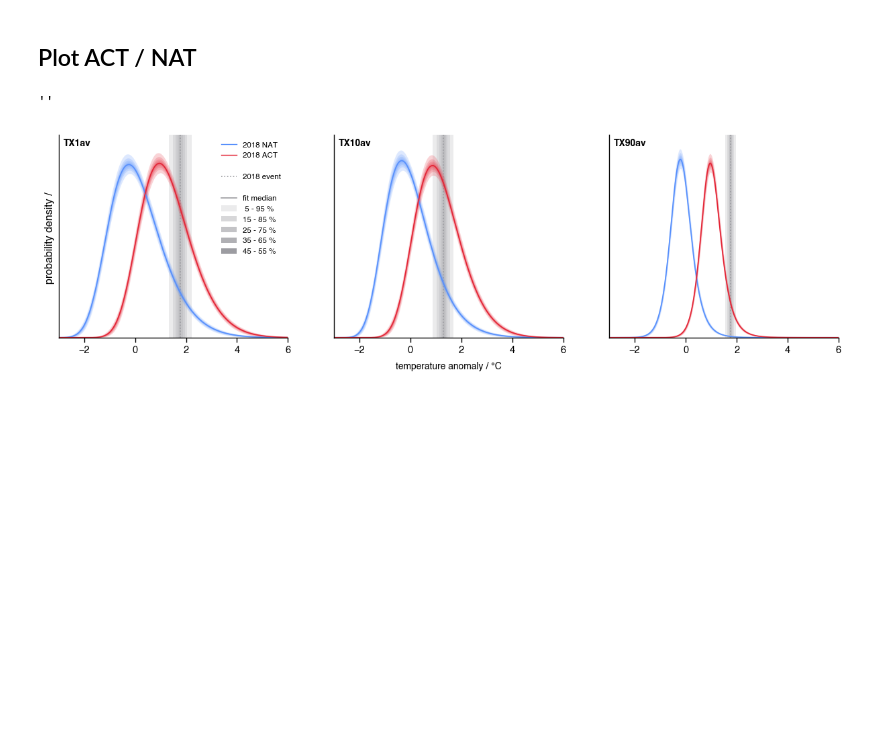
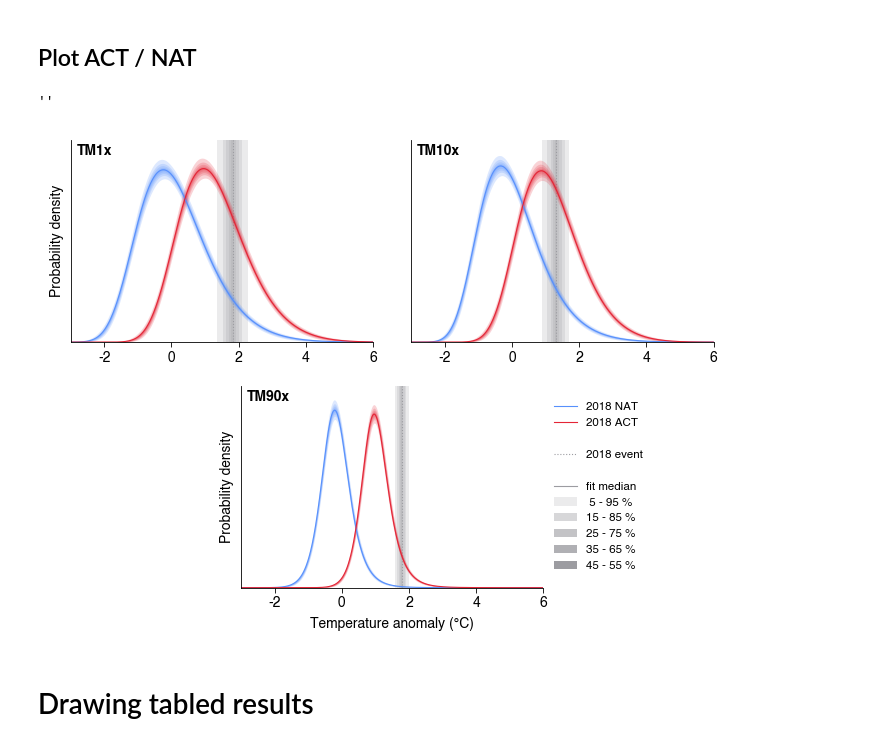
Before and after one commit to njleach/Ch1_EU-heatwave-2018, a Jupyter notebook: HadGEM3A-regional.ipynb, the cells around one changed output. Cells and saved outputs as stored; diff of their text form; code cells hidden in the pictures; blank space fills up the shorter version.

```diff
--- a/HadGEM3A-regional.ipynb
+++ b/HadGEM3A-regional.ipynb
@@ -130,3 +120,8 @@ palette = get_palette.IBM_color_blind().to_sn_palette()
+# %%
+## palette for hue parameter
+palette = get_palette.IBM_color_blind().to_sn_palette()
+## textwidth of Thesis
+textwidth = 5.848611111111111
 # %% [markdown]
 # Retrieve data
 # %% [markdown]
@@ -398,4 +379,6 @@ g.fig.suptitle('2018 heatwave risk ratio (HadGEM3-A)',fontweight='bold',y=1.05)
 # %% [markdown]
 # Figure 1: plotting distributions
+# %%
+rename_metrics = lambda x: 'TM'+x[2:-2]+'x'
 # %%
 dist_palette = [get_palette.Petroff6().to_sn_palette()[i] for i in [0,2,4]]
@@ -502,11 +520,11 @@ axis_range = (-3,6)
 xrange = np.arange(*axis_range,0.01)[:,None]
 
 fig = plt.figure()
-gs = fig.add_gridspec(1,3,wspace=0.2,hspace=0.05)
+gs = fig.add_gridspec(2,4,wspace=0.1,hspace=0.1)
 
-ax_hadgem = [fig.add_subplot(gs[i]) for i in np.arange(3)]
-ax_bg = fig.add_subplot(gs[:])
-ax_bg.axis('off')
+ax_hadgem = [fig.add_subplot(gs[0,:2]),fig.add_subplot(gs[0,2:]),fig.add_subplot(gs[1,1:3])]
+# ax_bg = fig.add_subplot(gs[:])
+# ax_bg.axis('off')
 
 for i,metric in enumerate(['TX1av','TX10av','TX90av']):
 
@@ -533,46 +551,55 @@ for i,metric in enumerate(['TX1av','TX10av','TX90av']):
 
             y = np.quantile(pdf,[quant,1-quant],axis=1)
 
             ax_hadgem[i].fill_between(xrange[:,0],*y,alpha=0.2,color=dist_palette[ii],lw=0)
 
-        ax_hadgem[i].plot(xrange,np.median(pdf,axis=1),color=dist_palette[ii])
+        ax_hadgem[i].plot(xrange,np.median(pdf,axis=1),color=dist_palette[ii],lw=0.66)
 
     ## plot climatological threshold
     threshdata = CLIM_RG_boot.tas_threshold.sel(region='BI',metric=metric).values - CLIMav
     for quant in np.arange(0.05,0.46,0.1):
 
         ax_hadgem[i].fill_betweenx([0,1],*np.quantile(threshdata,[quant,1-quant]),color=dist_palette[2],alpha=0.2,lw=0,zorder=-1)
 
-    ax_hadgem[i].axvline(np.median(threshdata),color=dist_palette[2],ls=':',zorder=-1)
+    ax_hadgem[i].axvline(np.median(threshdata),color=dist_palette[2],ls=':',zorder=-1,lw=0.66)
 
-    ax_hadgem[i].text(0.02,0.98,metric,transform=ax_hadgem[i].transAxes,va='top',ha='left',fontweight='bold')
+    ax_hadgem[i].text(0.02,0.98,rename_metrics(metric),transform=ax_hadgem[i].transAxes,va='top',ha='left',fontweight='bold',fontsize='small')
 
 ## axes layout
 [a.set_xlim(*axis_range) for a in ax_hadgem]
 [a.set_ylim(0,1) for a in ax_hadgem]
 [a.set_yticks([]) for a in ax_hadgem]
-ax_hadgem[0].set_ylabel('probability density / ')
-ax_bg.text(0.5,-0.12,'temperature anomaly / \N{DEGREE SIGN}C',ha='center',va='top',transform=ax_bg.transAxes)
+[a.set_xticks(np.arange(-2,7,2)) for a in ax_hadgem]
+[a.tick_params(axis='both',labelsize='small') for a in ax_hadgem]
+[a.set_ylabel('Probability density',fontsize='small') for a in [ax_hadgem[0],ax_hadgem[-1]]]
+ax_hadgem[-1].set_xlabel('Temperature anomaly (\N{DEGREE SIGN}C)',fontsize='small')
+# ax_bg.text(0.5,-0.2,'Temperature anomaly (\N{DEGREE SIGN}C)',ha='center',va='bottom',transform=ax_bg.transAxes,fontsize='small')
 
 ## legend
-ax_hadgem[0].plot([],[],color=dist_palette[0],lw=1,label='2018 NAT')
-ax_hadgem[0].plot([],[],color=dist_palette[1],lw=1,label='2018 ACT')
-ax_hadgem[0].plot([],[],alpha=0,label=' ')
-ax_hadgem[0].plot([],[],color=dist_palette[2],ls=':',label='2018 event')
-ax_hadgem[0].plot([],[],alpha=0,label=' ')
-ax_hadgem[0].plot([],[],color=dist_palette[2],label='fit median')
+ax_hadgem[-1].plot([],[],color=dist_palette[0],lw=0.66,label='2018 NAT')
+ax_hadgem[-1].plot([],[],color=dist_palette[1],lw=0.66,label='2018 ACT')
+ax_hadgem[-1].plot([],[],alpha=0,label=' ')
+ax_hadgem[-1].plot([],[],color=dist_palette[2],ls=':',label='2018 event',lw=0.66)
+ax_hadgem[-1].plot([],[],alpha=0,label=' ')
+ax_hadgem[-1].plot([],[],color=dist_palette[2],label='fit median',lw=0.66)
 for i,quant in enumerate(np.arange(0.05,0.46,0.1)):
-    ax_hadgem[0].fill_between([],[],[],alpha=0.2*(i+1),color=dist_palette[2],lw=0,label=f'{100*quant:2.0f} - {100*(1-quant):2.0f} %')
+    ax_hadgem[-1].fill_between([],[],[],alpha=0.2*(i+1),color=dist_palette[2],lw=0,label=f'{100*quant:2.0f} - {100*(1-quant):2.0f} %')
 
-ax_hadgem[0].legend(frameon=False,fontsize='small',loc=1)
+ax_hadgem[-1].legend(frameon=False,fontsize='x-small',loc='center left',bbox_to_anchor=(1,0.5))
 
 ## figure layout
 sn.despine()
+fig_aspect = 3/4
 fig.patch.set_facecolor('xkcd:white')
-fig.set_size_inches(15,4)
-fig.dpi=100
+fig.set_size_inches(textwidth,textwidth*fig_aspect)
+gs.tight_layout(fig, pad=1, w_pad=-4)
+fig.dpi=120
 
+## Save to Thesis directory
+[fig.savefig('/home/leachl/Documents/Thesis/Ch1/Figures/Fig1.3.'+x, dpi=600, bbox_inches='tight') for x in ['pdf','png']]
 ''
 # %% [output]
 ''
-[figure, old version]
+[figure, new version]
+# %% [markdown]
+# Drawing tabled results
```
Also changed, not shown: parts of 13 cells of this notebook, 4 other files.
